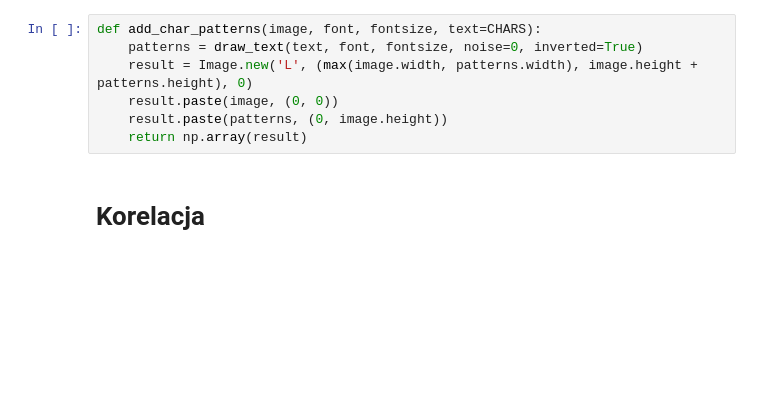
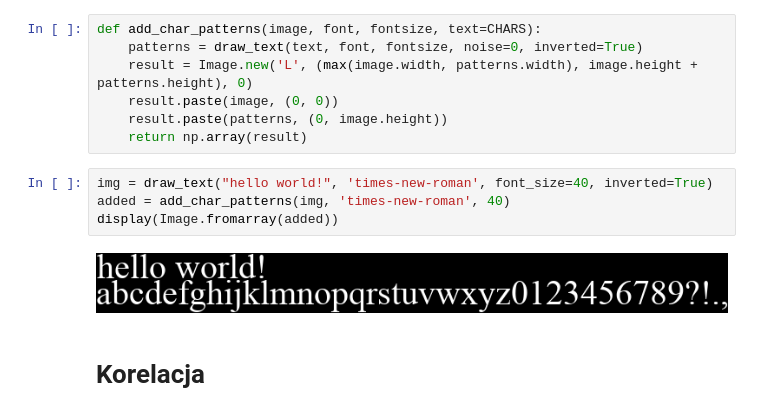
Before and after one commit to radoslawrolka/Computational_Methods_in_Science_and_Engineering, a Jupyter notebook: lab9/task2.ipynb, the cells around one changed output. Cells and saved outputs as stored; diff of their text form; blank space fills up the shorter version.

```diff
--- a/lab9/task2.ipynb
+++ b/lab9/task2.ipynb
@@ -150,6 +151,12 @@ def add_char_patterns(image, font, fontsize, text=CHARS):
     result.paste(image, (0, 0))
     result.paste(patterns, (0, image.height))
     return np.array(result)
+# %%
+img = draw_text("hello world!", 'times-new-roman', font_size=40, inverted=True)
+added = add_char_patterns(img, 'times-new-roman', 40)
+display(Image.fromarray(added))
+# %% [output]
+[figure, added]
 # %% [markdown]
 # Korelacja
 # %%
```
Also changed, not shown: parts of 13 cells of this notebook.
